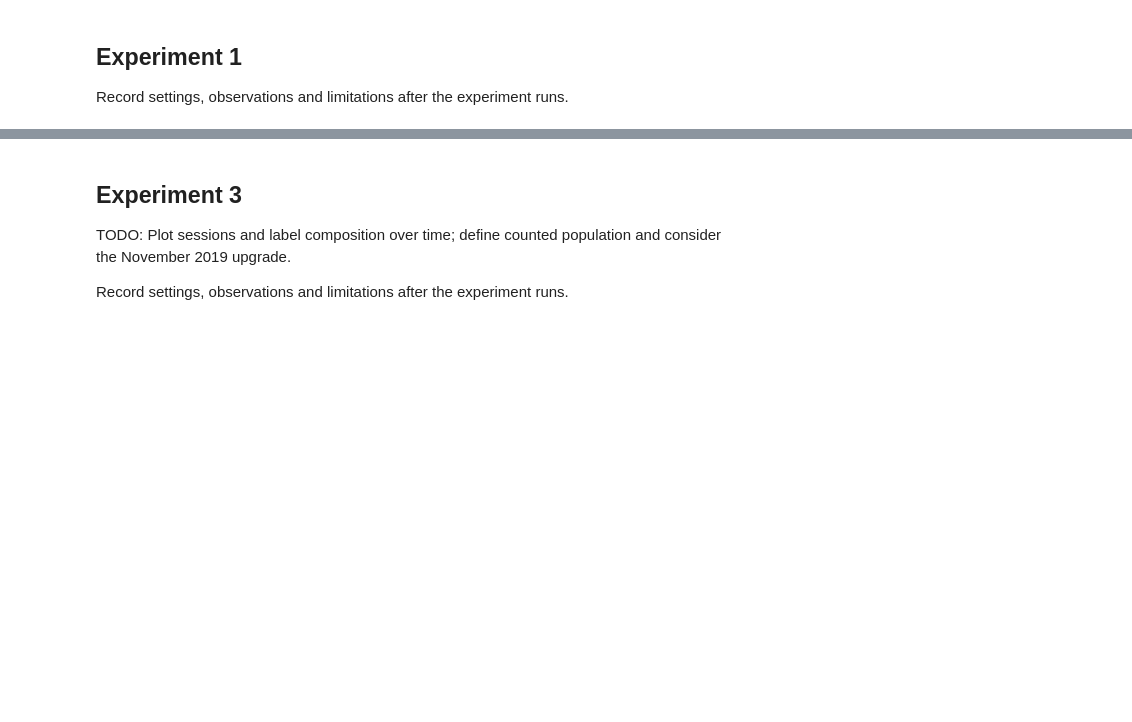
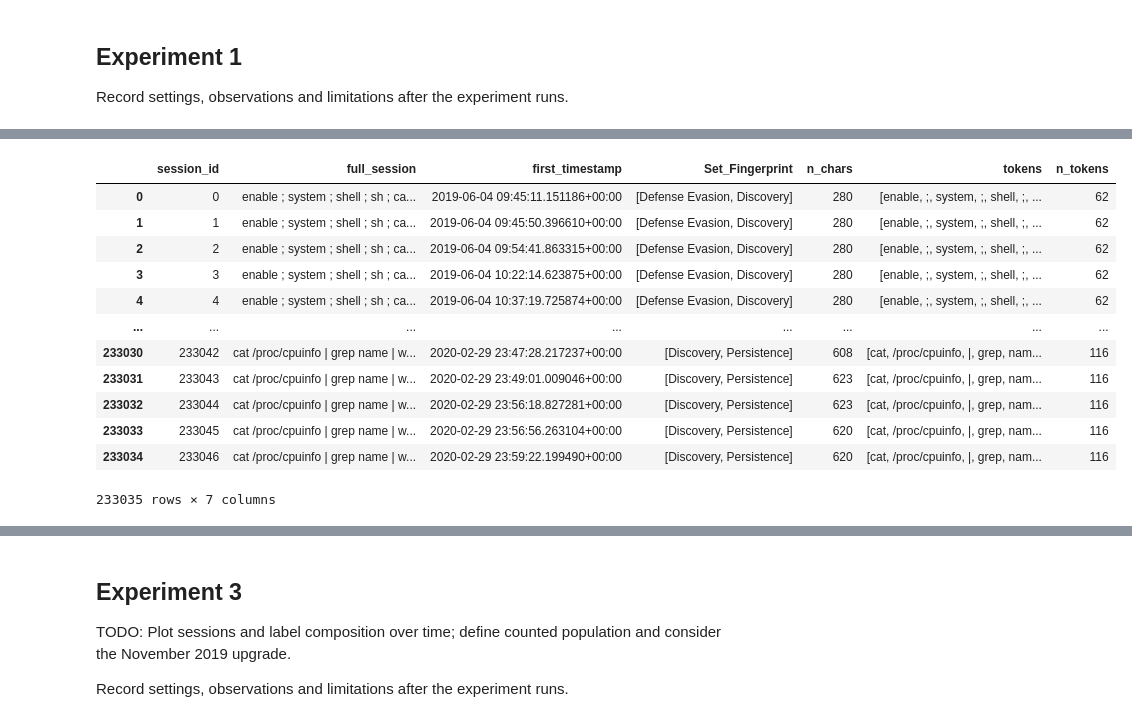
Before and after one commit to grabls/proj6_ml4n, a Jupyter notebook: notebooks/01_data.ipynb, the cells around one changed output, grey strips where cells are left out. Saved outputs shown, nothing was run; the diff lists cells and outputs as text; code cells hidden in the pictures; blank space fills up the shorter version.

```diff
--- a/notebooks/01_data.ipynb
+++ b/notebooks/01_data.ipynb
@@ -123 +47,21 @@ Name: count, dtype: int64
+# %%
+df["n_chars"] = df["full_session"].str.len()
+df["tokens"] = df["full_session"].map(data.split_tokenize)
+df["n_tokens"] = df["tokens"].str.len()
+
+display(df)
+# %% [output]
+|  | session_id | full_session | first_timestamp | Set_Fingerprint | n_chars | tokens | n_tokens |
+| 0 | 0 | enable ; system ; shell ; sh ; ca... | 2019-06-04 09:45:11.151186+00:00 | [Defense Evasion, Discovery] | 280 | [enable, ;, system, ;, shell, ;, ... | 62 |
+| 1 | 1 | enable ; system ; shell ; sh ; ca... | 2019-06-04 09:45:50.396610+00:00 | [Defense Evasion, Discovery] | 280 | [enable, ;, system, ;, shell, ;, ... | 62 |
+| 2 | 2 | enable ; system ; shell ; sh ; ca... | 2019-06-04 09:54:41.863315+00:00 | [Defense Evasion, Discovery] | 280 | [enable, ;, system, ;, shell, ;, ... | 62 |
+| 3 | 3 | enable ; system ; shell ; sh ; ca... | 2019-06-04 10:22:14.623875+00:00 | [Defense Evasion, Discovery] | 280 | [enable, ;, system, ;, shell, ;, ... | 62 |
+| 4 | 4 | enable ; system ; shell ; sh ; ca... | 2019-06-04 10:37:19.725874+00:00 | [Defense Evasion, Discovery] | 280 | [enable, ;, system, ;, shell, ;, ... | 62 |
+| ... | ... | ... | ... | ... | ... | ... | ... |
+| 233030 | 233042 | cat /proc/cpuinfo | grep name | w... | 2020-02-29 23:47:28.217237+00:00 | [Discovery, Persistence] | 608 | [cat, /proc/cpuinfo, |, grep, nam... | 116 |
+| 233031 | 233043 | cat /proc/cpuinfo | grep name | w... | 2020-02-29 23:49:01.009046+00:00 | [Discovery, Persistence] | 623 | [cat, /proc/cpuinfo, |, grep, nam... | 116 |
+| 233032 | 233044 | cat /proc/cpuinfo | grep name | w... | 2020-02-29 23:56:18.827281+00:00 | [Discovery, Persistence] | 623 | [cat, /proc/cpuinfo, |, grep, nam... | 116 |
+| 233033 | 233045 | cat /proc/cpuinfo | grep name | w... | 2020-02-29 23:56:56.263104+00:00 | [Discovery, Persistence] | 620 | [cat, /proc/cpuinfo, |, grep, nam... | 116 |
+| 233034 | 233046 | cat /proc/cpuinfo | grep name | w... | 2020-02-29 23:59:22.199490+00:00 | [Discovery, Persistence] | 620 | [cat, /proc/cpuinfo, |, grep, nam... | 116 |
+233035 rows × 7 columns
 # %%
```
Also changed, not shown: parts of 18 cells of this notebook, 2 other files.
